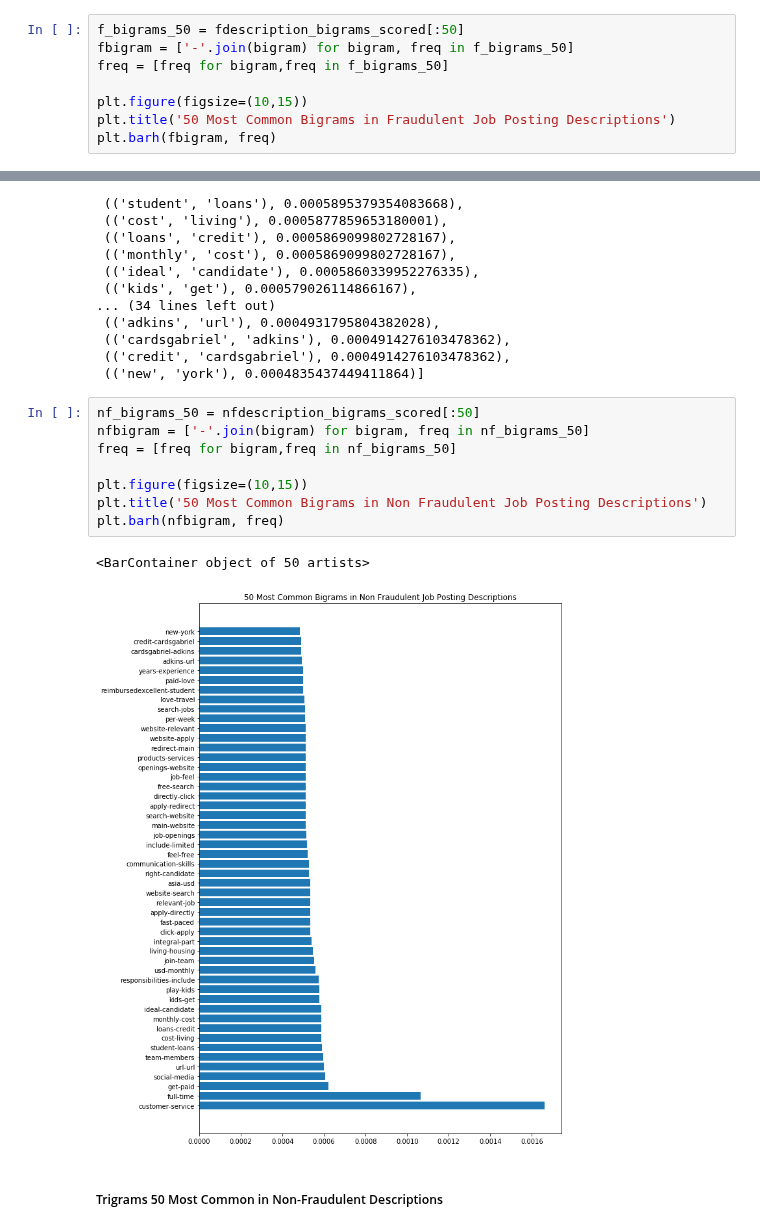
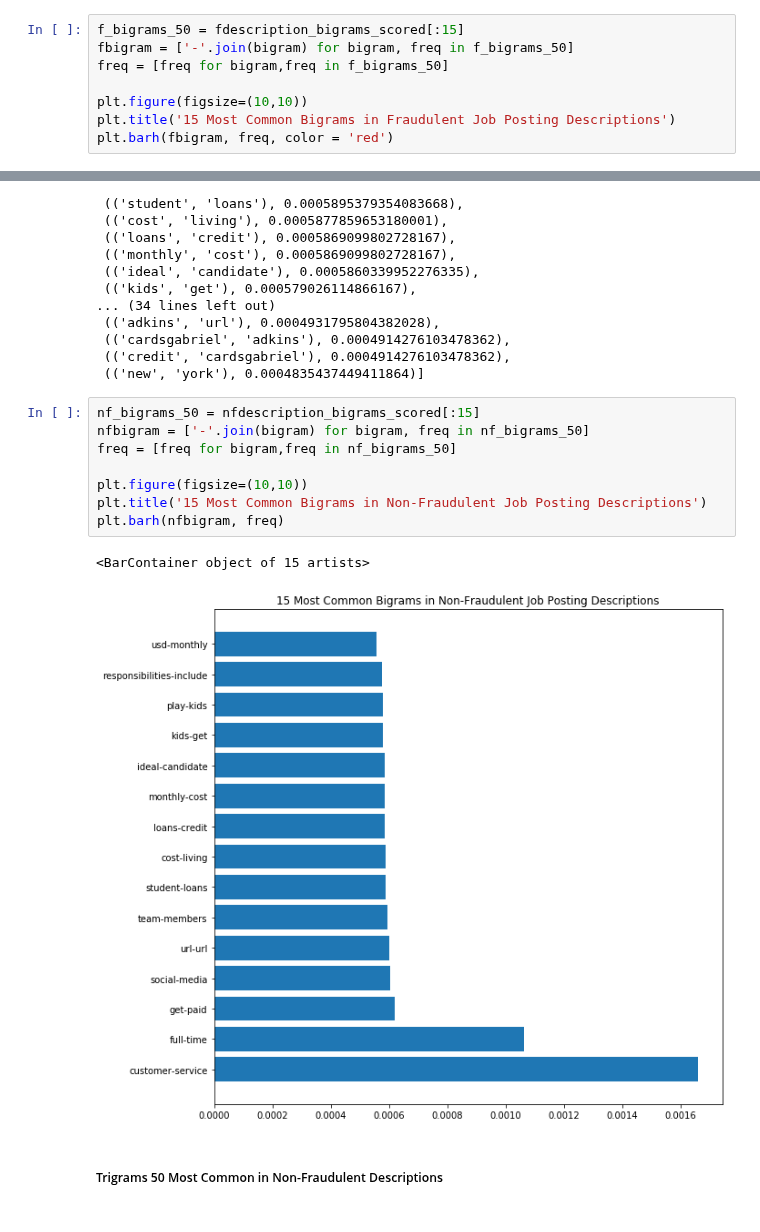
Before and after one commit to rmlevy1/nyc-mhtn-ds-010620-lectures, a Jupyter notebook: Mod 6 project EDA.ipynb, the cells around one changed output, grey strips where cells are left out. Cells and saved outputs as stored; diff of their text form.

```diff
--- a/Mod 6 project EDA.ipynb
+++ b/Mod 6 project EDA.ipynb
@@ -326,11 +333,11 @@ fdescription_bigrams_scored[:50]
  (('exciting', 'challenges'), 0.0006011532327321801),
  (('individuals', 'prepared'), 0.0006011532327321801)]
 # %%
-f_bigrams_50 = fdescription_bigrams_scored[:50]
+f_bigrams_50 = fdescription_bigrams_scored[:15]
 fbigram = ['-'.join(bigram) for bigram, freq in f_bigrams_50]
 freq = [freq for bigram,freq in f_bigrams_50]
 
-plt.figure(figsize=(10,15))
-plt.title('50 Most Common Bigrams in Fraudulent Job Posting Descriptions')
-plt.barh(fbigram, freq)
+plt.figure(figsize=(10,10))
+plt.title('15 Most Common Bigrams in Fraudulent Job Posting Descriptions')
+plt.barh(fbigram, freq, color = 'red')
 # %% [output]
@@ -476,16 +483,16 @@ nfdescription_bigrams_scored[:50]
  (('credit', 'cardsgabriel'), 0.0004914276103478362),
  (('new', 'york'), 0.0004835437449411864)]
 # %%
-nf_bigrams_50 = nfdescription_bigrams_scored[:50]
+nf_bigrams_50 = nfdescription_bigrams_scored[:15]
 nfbigram = ['-'.join(bigram) for bigram, freq in nf_bigrams_50]
 freq = [freq for bigram,freq in nf_bigrams_50]
 
-plt.figure(figsize=(10,15))
-plt.title('50 Most Common Bigrams in Non Fraudulent Job Posting Descriptions')
+plt.figure(figsize=(10,10))
+plt.title('15 Most Common Bigrams in Non-Fraudulent Job Posting Descriptions')
 plt.barh(nfbigram, freq)
 # %% [output]
-<BarContainer object of 50 artists>
+<BarContainer object of 15 artists>
-[figure, old version]
+[figure, new version]
 # %% [markdown]
 ##### Trigrams 50 Most Common in Non-Fraudulent Descriptions
 # %%
```
Also changed, not shown: parts of 12 cells of this notebook.
